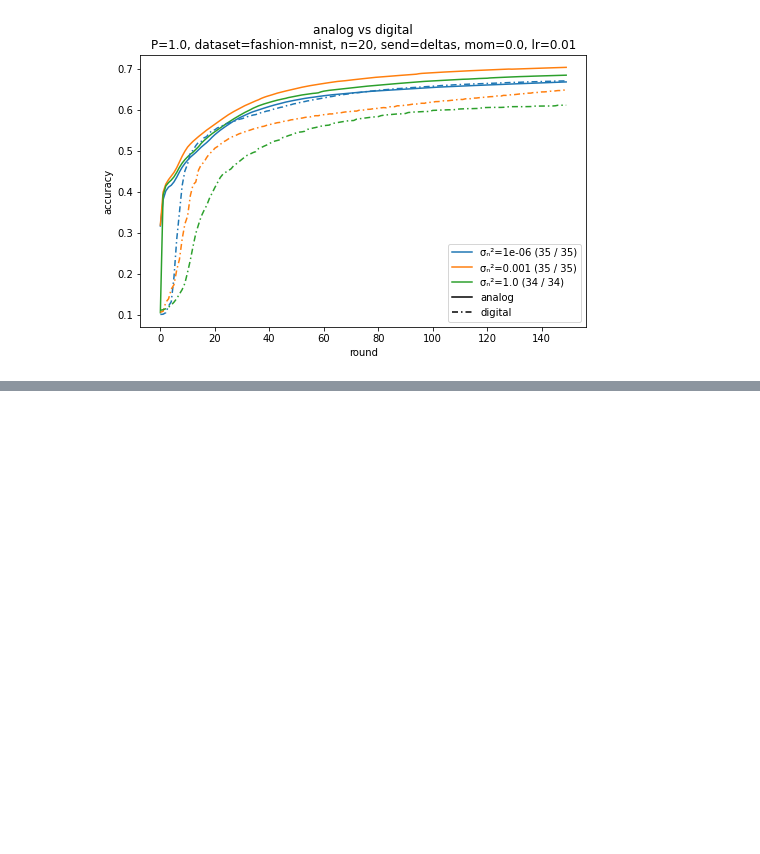
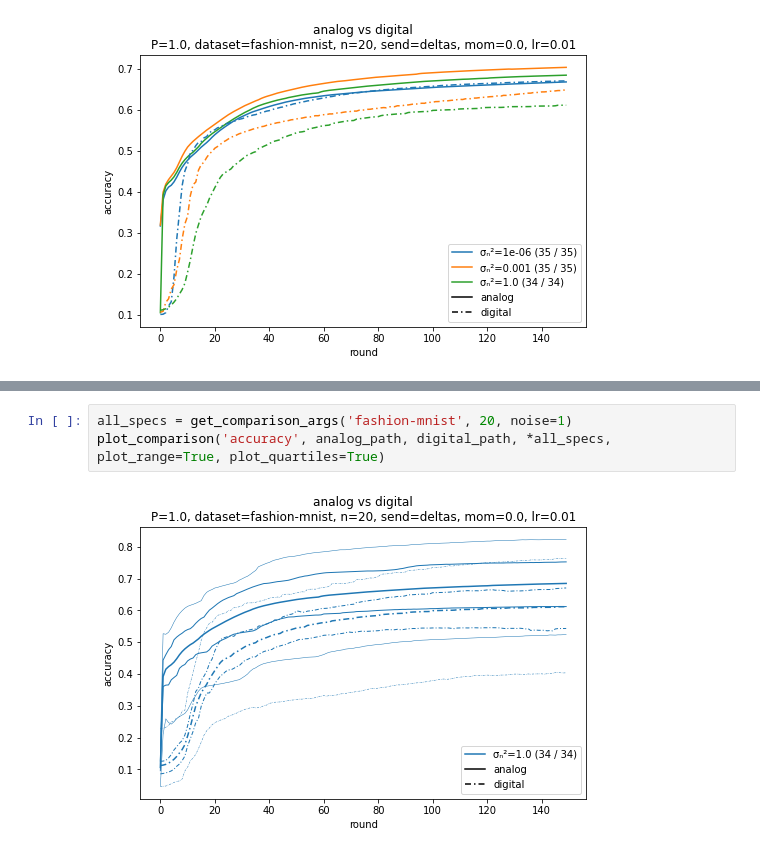
Before and after one commit to czlee/kyanite, a Jupyter notebook: cifar-fashionmnist.ipynb, the cells around one changed output, grey strips where cells are left out. Cells and saved outputs as stored; diff of their text form; blank space fills up the shorter version.

```diff
--- a/cifar-fashionmnist.ipynb
+++ b/cifar-fashionmnist.ipynb
@@ -129,0 +135,5 @@ plot_comparison('accuracy', analog_path, digital_path, *all_specs, plot_range=Tr
+# %%
+all_specs = get_comparison_args('fashion-mnist', 20, noise=1)
+plot_comparison('accuracy', analog_path, digital_path, *all_specs, plot_range=True, plot_quartiles=True)
+# %% [output]
+[figure, added]
```
Also changed, not shown: parts of 6 cells of this notebook, 1 other file.
